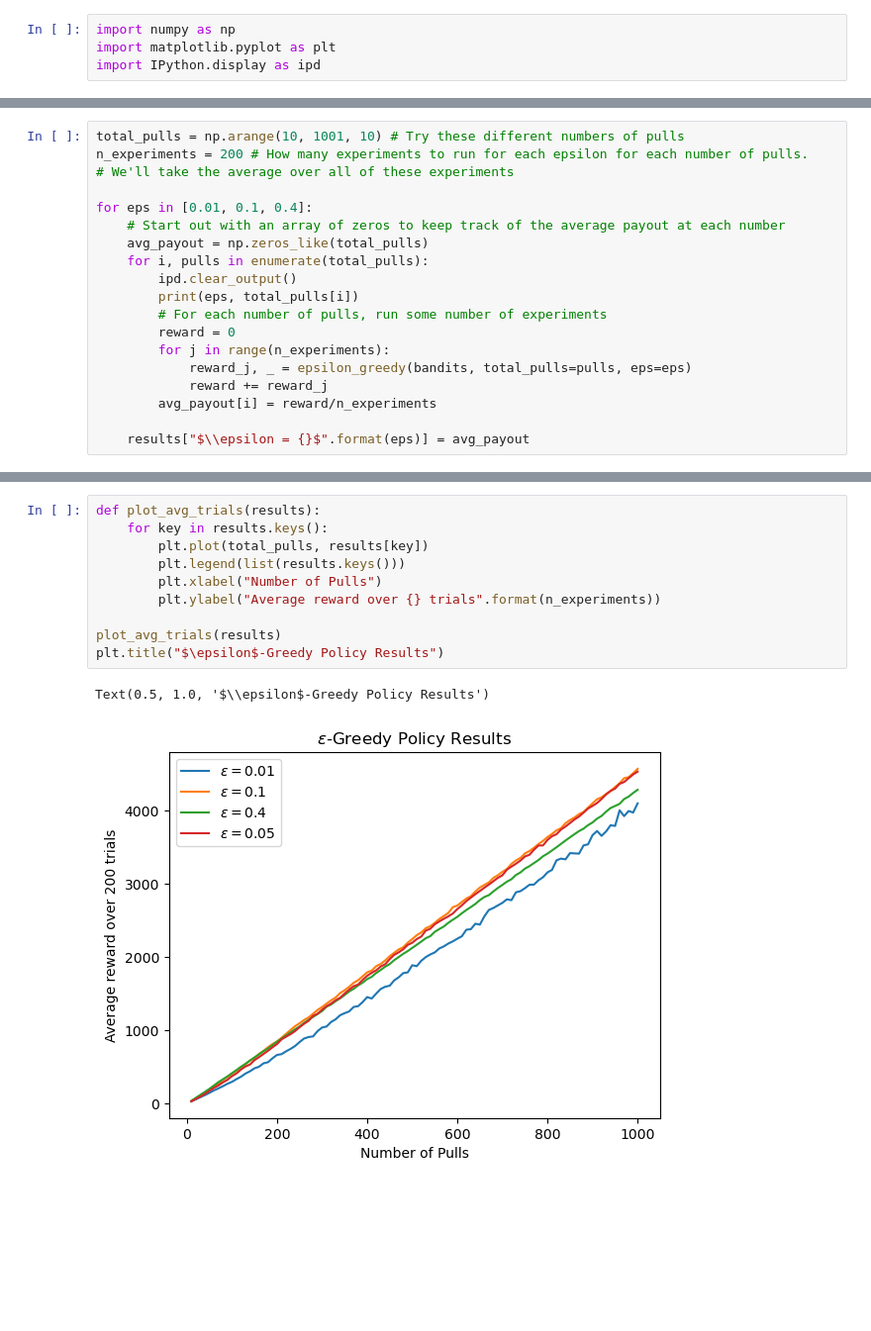
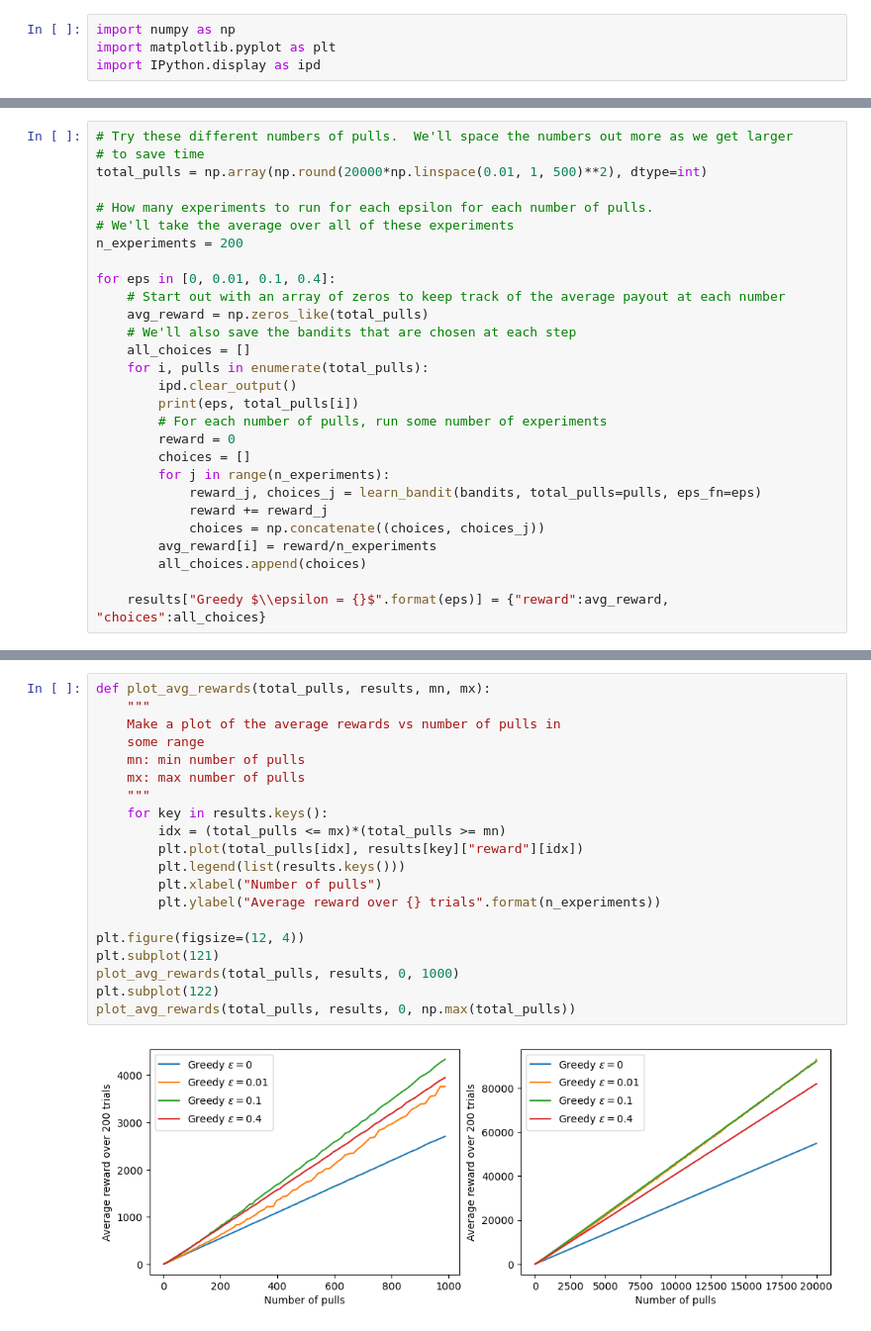
Before and after one commit to ursinus-cs477-f2023/CoursePage, a Jupyter notebook: ClassExercises/Week1_Bandit/BanditNotes.ipynb, the cells around one changed output, grey strips where cells are left out. Shown at 99% size. Drawn from its saved outputs; the diff is of its cells as text; blank space fills up the shorter version.

```diff
--- a/ClassExercises/Week1_Bandit/BanditNotes.ipynb
+++ b/ClassExercises/Week1_Bandit/BanditNotes.ipynb
@@ -128,20 +212,29 @@ We see here that we got a pretty decent payout, but if you run this cell multipl
 # %%
-total_pulls = np.arange(10, 1001, 10) # Try these different numbers of pulls
-n_experiments = 200 # How many experiments to run for each epsilon for each number of pulls.
+# Try these different numbers of pulls.  We'll space the numbers out more as we get larger
+# to save time
+total_pulls = np.array(np.round(20000*np.linspace(0.01, 1, 500)**2), dtype=int)
+
+# How many experiments to run for each epsilon for each number of pulls.
 # We'll take the average over all of these experiments
+n_experiments = 200
 
-for eps in [0.01, 0.1, 0.4]:
+for eps in [0, 0.01, 0.1, 0.4]:
     # Start out with an array of zeros to keep track of the average payout at each number
-    avg_payout = np.zeros_like(total_pulls)
+    avg_reward = np.zeros_like(total_pulls)
+    # We'll also save the bandits that are chosen at each step
+    all_choices = []
     for i, pulls in enumerate(total_pulls):
         ipd.clear_output()
         print(eps, total_pulls[i])
         # For each number of pulls, run some number of experiments
         reward = 0
+        choices = []
         for j in range(n_experiments):
-            reward_j, _ = epsilon_greedy(bandits, total_pulls=pulls, eps=eps)
+            reward_j, choices_j = learn_bandit(bandits, total_pulls=pulls, eps_fn=eps)
             reward += reward_j
-        avg_payout[i] = reward/n_experiments
+            choices = np.concatenate((choices, choices_j))
+        avg_reward[i] = reward/n_experiments
+        all_choices.append(choices)
 
-    results["$\\epsilon = {}$".format(eps)] = avg_payout
+    results["Greedy $\\epsilon = {}$".format(eps)] = {"reward":avg_reward, "choices":all_choices}
 # %% [output]
@@ -151,13 +244,22 @@ Now let's plot the results!
 # %%
-def plot_avg_trials(results):
+def plot_avg_rewards(total_pulls, results, mn, mx):
+    """
+    Make a plot of the average rewards vs number of pulls in
+    some range
+    mn: min number of pulls
+    mx: max number of pulls
+    """
     for key in results.keys():
-        plt.plot(total_pulls, results[key])
+        idx = (total_pulls <= mx)*(total_pulls >= mn)
+        plt.plot(total_pulls[idx], results[key]["reward"][idx])
         plt.legend(list(results.keys()))
-        plt.xlabel("Number of Pulls")
+        plt.xlabel("Number of pulls")
         plt.ylabel("Average reward over {} trials".format(n_experiments))
 
-plot_avg_trials(results)
-plt.title("$\epsilon$-Greedy Policy Results")
+plt.figure(figsize=(12, 4))
+plt.subplot(121)
+plot_avg_rewards(total_pulls, results, 0, 1000)
+plt.subplot(122)
+plot_avg_rewards(total_pulls, results, 0, np.max(total_pulls))
 # %% [output]
-Text(0.5, 1.0, '$\\epsilon$-Greedy Policy Results')
-[figure, old version]
+[figure, new version]
```
Also changed, not shown: parts of 27 cells of this notebook, 29 other files.
